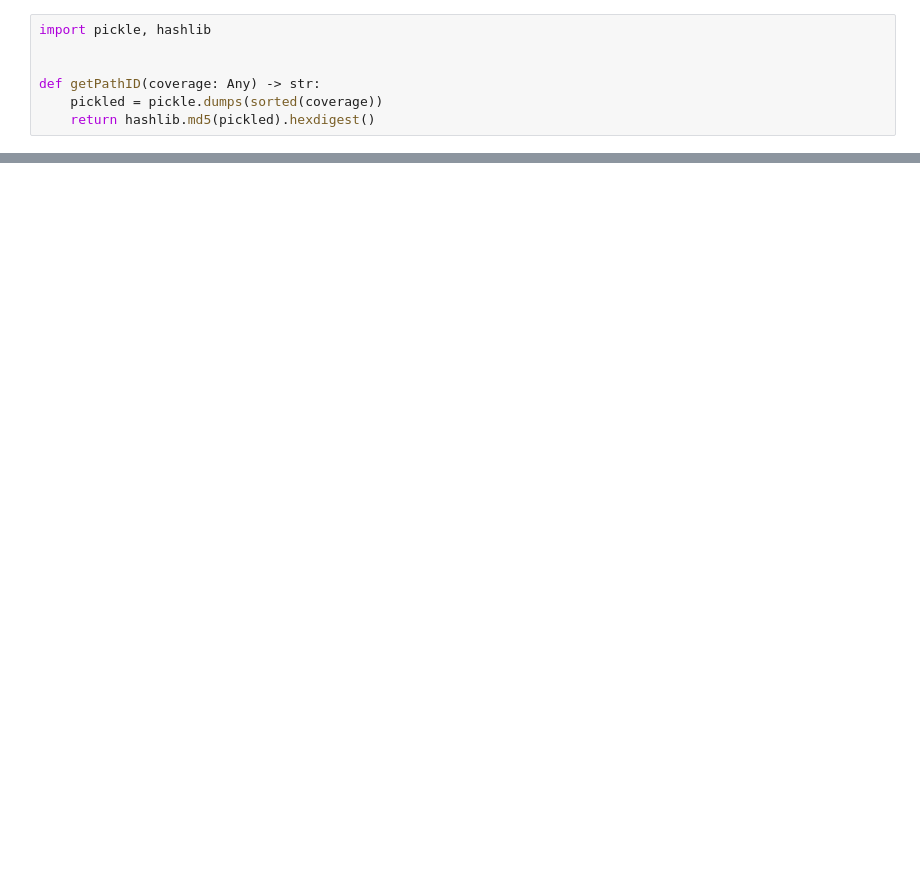
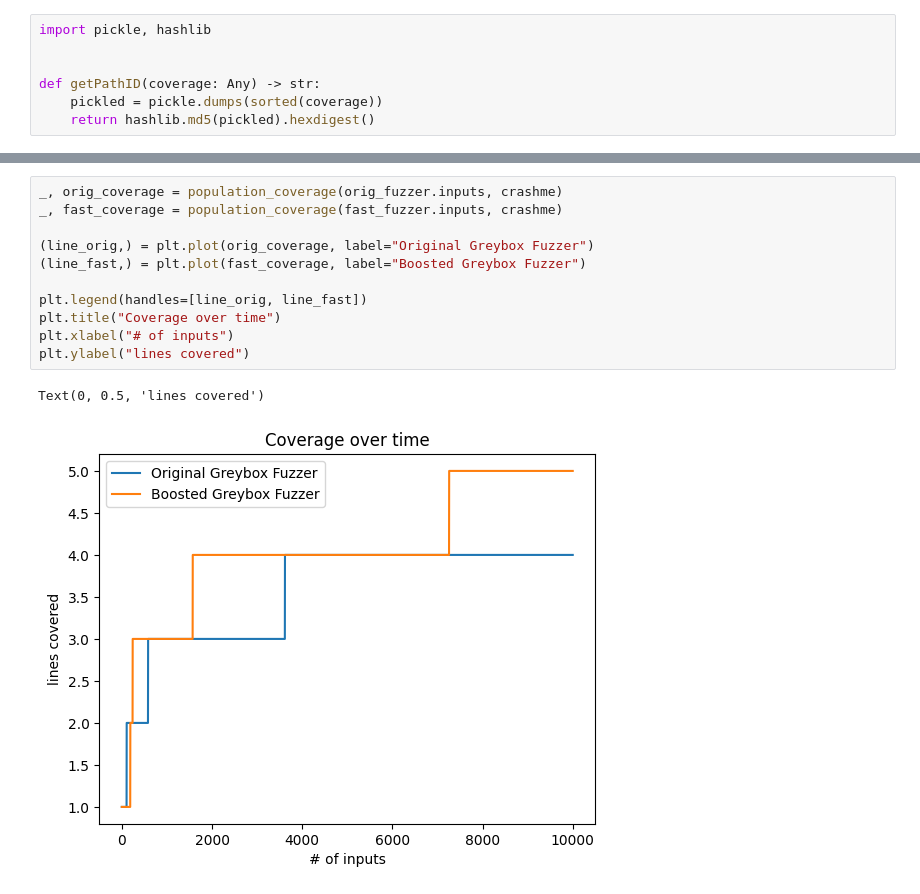
Before and after one commit to mercurialus/concurrency-testing-fuzzing, a Jupyter notebook: section_2.4.ipynb, the cells around one changed output, grey strips where cells are left out. Cells and saved outputs as stored; diff of their text form; blank space fills up the shorter version.

```diff
--- a/section_2.4.ipynb
+++ b/section_2.4.ipynb
@@ -315,0 +362,14 @@ fast_schedule.path_frequency
+# %%
+_, orig_coverage = population_coverage(orig_fuzzer.inputs, crashme)
+_, fast_coverage = population_coverage(fast_fuzzer.inputs, crashme)
+
+(line_orig,) = plt.plot(orig_coverage, label="Original Greybox Fuzzer")
+(line_fast,) = plt.plot(fast_coverage, label="Boosted Greybox Fuzzer")
+
+plt.legend(handles=[line_orig, line_fast])
+plt.title("Coverage over time")
+plt.xlabel("# of inputs")
+plt.ylabel("lines covered")
+# %% [output]
+Text(0, 0.5, 'lines covered')
+[figure, added]
```
Also changed, not shown: parts of 39 cells of this notebook.
